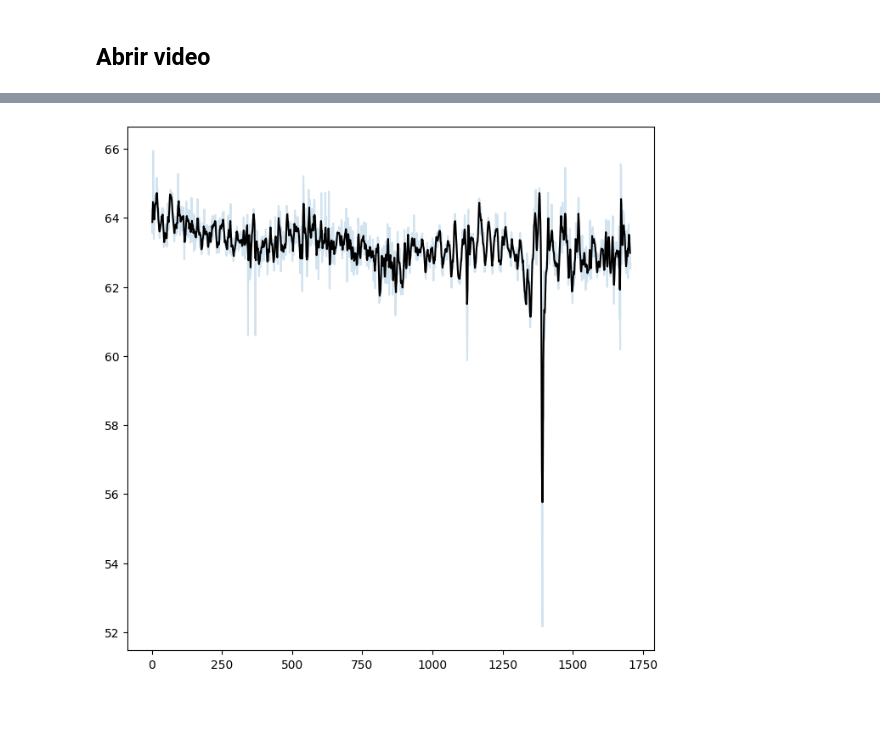
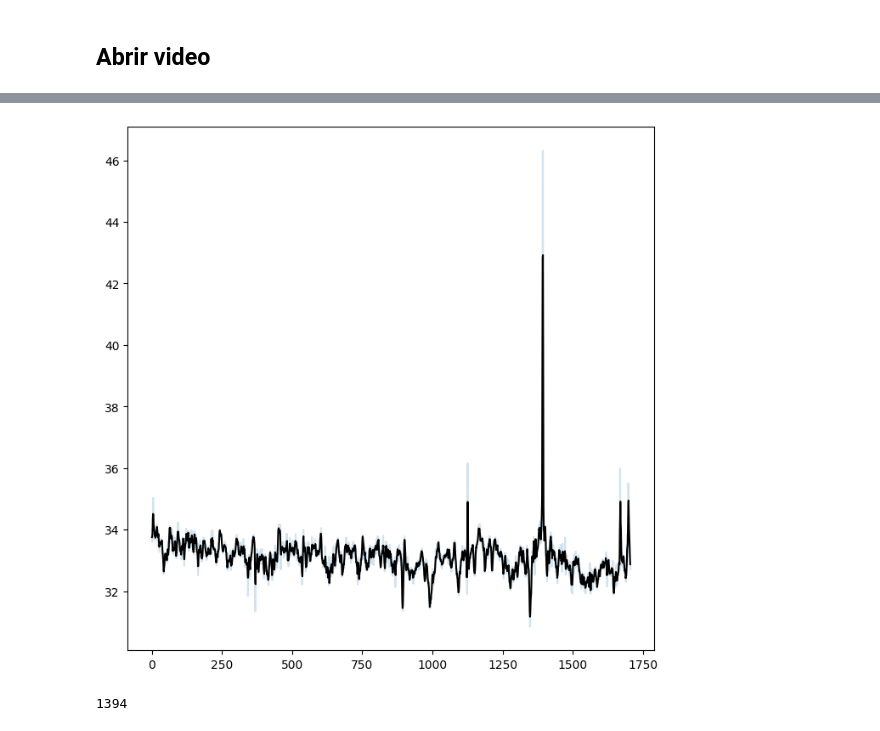
Before and after one commit to deivMM/computer_vision_image_processing, a Jupyter notebook: basics/termo_lortek.ipynb, the cells around one changed output, grey strips where cells are left out. Cells and saved outputs as stored; diff of their text form; code cells hidden in the pictures.

```diff
--- a/basics/termo_lortek.ipynb
+++ b/basics/termo_lortek.ipynb
@@ -121,28 +148,0 @@ cropped_image = crop_image(image, [400,440], [20, 220], True)
-# %%
-image = frames[0]
-xycoord = (400, 20)
-w ,h = 40, 200
-cropped_image = image[xycoord[1]:xycoord[1]+h, xycoord[0]:xycoord[0]+w]
-
-out_im = get_gray_scale_image(cropped_image, colors_to_gray)
-
-fig, (ax1, ax2, ax3) = plt.subplots(1, 3, figsize=(7, 6), facecolor='.85')
-
-ax1.set_position([0.05, 0.05, 0.5, 0.9])  # (left, bottom, width, height)
-ax2.set_position([0.6, 0.05, 0.1, 0.9])
-ax3.set_position([0.75, 0.05, 0.1, 0.9])
-
-ax1.imshow(cv2.cvtColor(image, cv2.COLOR_BGR2RGB))
-rectangle = patches.Rectangle(xycoord, w, h, linewidth=1, edgecolor='black', facecolor='none') # bottom left corner | w, h
-ax1.add_patch(rectangle)
-ax1.axis('off')
-
-ax2.imshow(cv2.cvtColor(cropped_image, cv2.COLOR_BGR2RGB))
-ax2.set_xticks([])
-ax2.set_yticks([])
-
-ax3.imshow(cv2.cvtColor(out_im, cv2.COLOR_BGR2RGB))
-ax3.set_xticks([])
-ax3.set_yticks([])
-
-plt.show()
@@ -150,0 +149,6 @@ plt.show()
+# %%
+xy = [425,150]
+ab = [100, 150]
+
+image = frames[0]
+cropped_image = crop_image(image, xy, ab, True)
@@ -151,6 +157,6 @@ plt.show()
 # %%
 temps = []
 for frame in frames:
-    cropped_image = frame[xycoord[1]:xycoord[1]+h, xycoord[0]:xycoord[0]+w]
+    cropped_image = crop_image(frame, xy, ab)
     out_im = get_gray_scale_image(cropped_image, colors_to_gray)
     temps.append(obtain_temp(out_im))
@@ -167,6 +163,9 @@ def vis_prop_w_mov_av(data, wdw, ylims=None):
 # %%
 # %matplotlib tk
 # %matplotlib inline
-vis_prop_w_mov_av(temps,5, ylims=None)
+vis_prop_w_mov_av(temps,3, ylims=None)
+idn = np.argmax(np.array(temps))
+print(idn)
 # %% [output]
-[figure, old version]
+[figure, new version]
+1394
```
Also changed, not shown: parts of 12 cells of this notebook, 3 other files.
